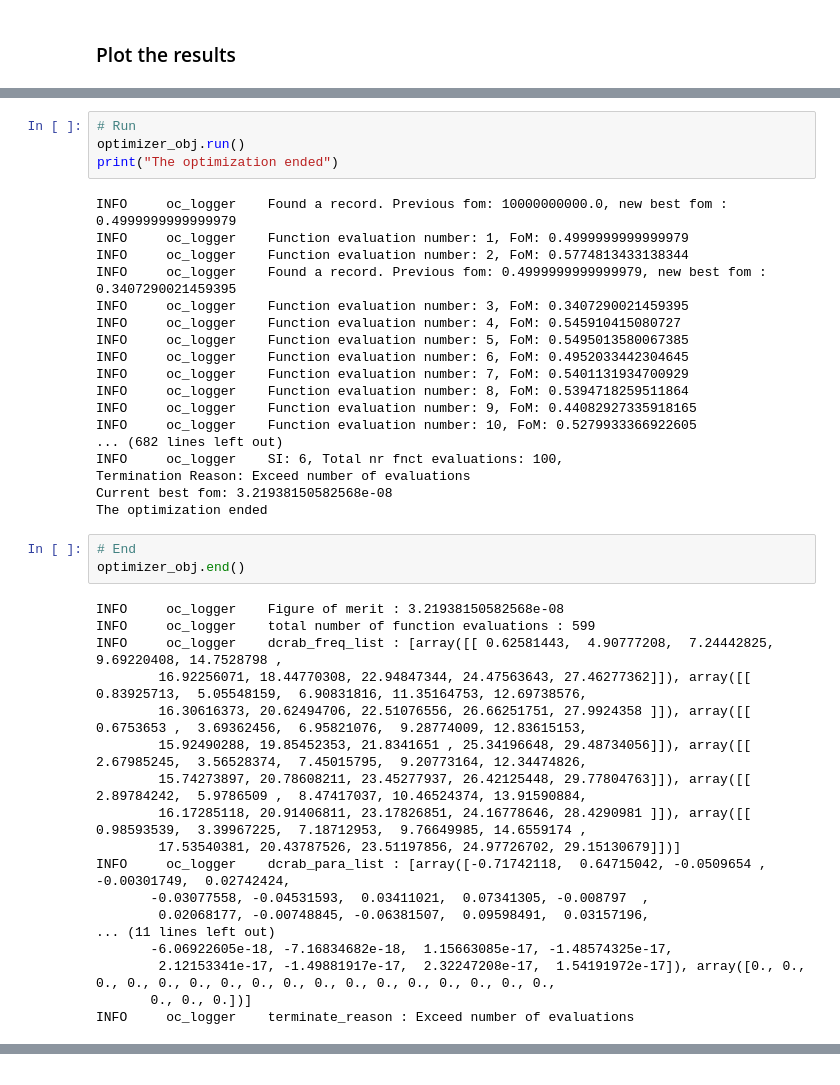
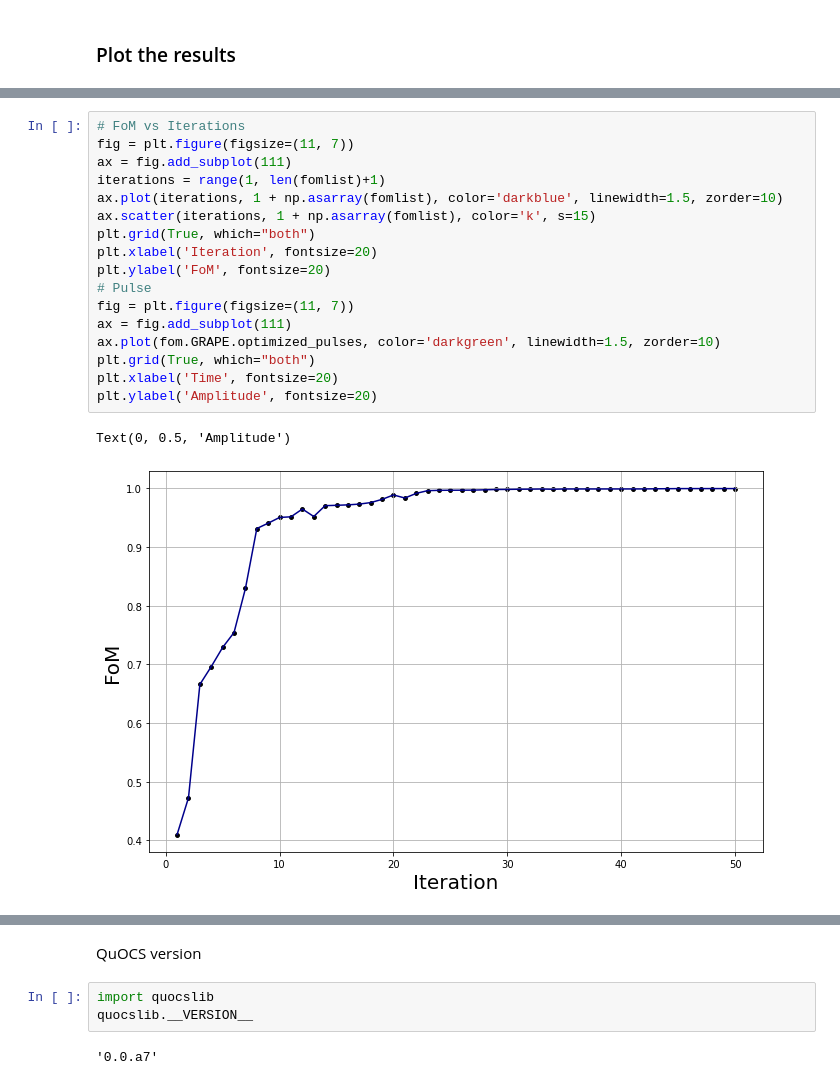
Before and after one commit to Quantum-OCS/QuOCS-jupyternotebooks, a Jupyter notebook: Workshop_HandsOn.ipynb, the cells around one changed output, grey strips where cells are left out. Saved outputs shown, nothing was run; the diff lists cells and outputs as text.

Commit message:
Final version of HandsOn jupyter for Workshop

```diff
--- a/Workshop_HandsOn.ipynb
+++ b/Workshop_HandsOn.ipynb
@@ -173,43 +334,20 @@ Testing shaping option list mode
-# %%
-# Run
-optimizer_obj.run()
-print("The optimization ended")
-# %% [output]
-INFO     oc_logger    Found a record. Previous fom: 10000000000.0, new best fom : 0.4999999999999979
-INFO     oc_logger    Function evaluation number: 1, FoM: 0.4999999999999979
-INFO     oc_logger    Function evaluation number: 2, FoM: 0.5774813433138344
-INFO     oc_logger    Found a record. Previous fom: 0.4999999999999979, new best fom : 0.3407290021459395
-INFO     oc_logger    Function evaluation number: 3, FoM: 0.3407290021459395
-INFO     oc_logger    Function evaluation number: 4, FoM: 0.545910415080727
-INFO     oc_logger    Function evaluation number: 5, FoM: 0.5495013580067385
-INFO     oc_logger    Function evaluation number: 6, FoM: 0.4952033442304645
-INFO     oc_logger    Function evaluation number: 7, FoM: 0.5401131934700929
-INFO     oc_logger    Function evaluation number: 8, FoM: 0.5394718259511864
-INFO     oc_logger    Function evaluation number: 9, FoM: 0.44082927335918165
-INFO     oc_logger    Function evaluation number: 10, FoM: 0.5279933366922605
-... (682 lines left out)
-INFO     oc_logger    SI: 6, Total nr fnct evaluations: 100,
-Termination Reason: Exceed number of evaluations
-Current best fom: 3.21938150582568e-08
-The optimization ended
-# %%
-# End
-optimizer_obj.end()
-# %% [output]
-INFO     oc_logger    Figure of merit : 3.21938150582568e-08
-INFO     oc_logger    total number of function evaluations : 599
-INFO     oc_logger    dcrab_freq_list : [array([[ 0.62581443,  4.90777208,  7.24442825,  9.69220408, 14.7528798 ,
-        16.92256071, 18.44770308, 22.94847344, 24.47563643, 27.46277362]]), array([[ 0.83925713,  5.05548159,  6.90831816, 11.35164753, 12.69738576,
-        16.30616373, 20.62494706, 22.51076556, 26.66251751, 27.9924358 ]]), array([[ 0.6753653 ,  3.69362456,  6.95821076,  9.28774009, 12.83615153,
-        15.92490288, 19.85452353, 21.8341651 , 25.34196648, 29.48734056]]), array([[ 2.67985245,  3.56528374,  7.45015795,  9.20773164, 12.34474826,
-        15.74273897, 20.78608211, 23.45277937, 26.42125448, 29.77804763]]), array([[ 2.89784242,  5.9786509 ,  8.47417037, 10.46524374, 13.91590884,
-        16.17285118, 20.91406811, 23.17826851, 24.16778646, 28.4290981 ]]), array([[ 0.98593539,  3.39967225,  7.18712953,  9.76649985, 14.6559174 ,
-        17.53540381, 20.43787526, 23.51197856, 24.97726702, 29.15130679]])]
-INFO     oc_logger    dcrab_para_list : [array([-0.71742118,  0.64715042, -0.0509654 , -0.00301749,  0.02742424,
-       -0.03077558, -0.04531593,  0.03411021,  0.07341305, -0.008797  ,
-        0.02068177, -0.00748845, -0.06381507,  0.09598491,  0.03157196,
-... (11 lines left out)
-       -6.06922605e-18, -7.16834682e-18,  1.15663085e-17, -1.48574325e-17,
-        2.12153341e-17, -1.49881917e-17,  2.32247208e-17,  1.54191972e-17]), array([0., 0., 0., 0., 0., 0., 0., 0., 0., 0., 0., 0., 0., 0., 0., 0., 0.,
-       0., 0., 0.])]
-INFO     oc_logger    terminate_reason : Exceed number of evaluations
+# %%
+# FoM vs Iterations
+fig = plt.figure(figsize=(11, 7))
+ax = fig.add_subplot(111)
+iterations = range(1, len(fomlist)+1)
+ax.plot(iterations, 1 + np.asarray(fomlist), color='darkblue', linewidth=1.5, zorder=10)
+ax.scatter(iterations, 1 + np.asarray(fomlist), color='k', s=15)
+plt.grid(True, which="both")
+plt.xlabel('Iteration', fontsize=20)
+plt.ylabel('FoM', fontsize=20)
+# Pulse
+fig = plt.figure(figsize=(11, 7))
+ax = fig.add_subplot(111)
+ax.plot(fom.GRAPE.optimized_pulses, color='darkgreen', linewidth=1.5, zorder=10)
+plt.grid(True, which="both")
+plt.xlabel('Time', fontsize=20)
+plt.ylabel('Amplitude', fontsize=20)
+# %% [output]
+Text(0, 0.5, 'Amplitude')
+[figure, added]
@@ -215,0 +355,7 @@ INFO     oc_logger    terminate_reason : Exceed number of evaluations
+# %% [markdown]
+QuOCS version
+# %%
+import quocslib
+quocslib.__VERSION__
+# %% [output]
+'0.0.a7'
```
Also changed, not shown: parts of 49 cells of this notebook.
